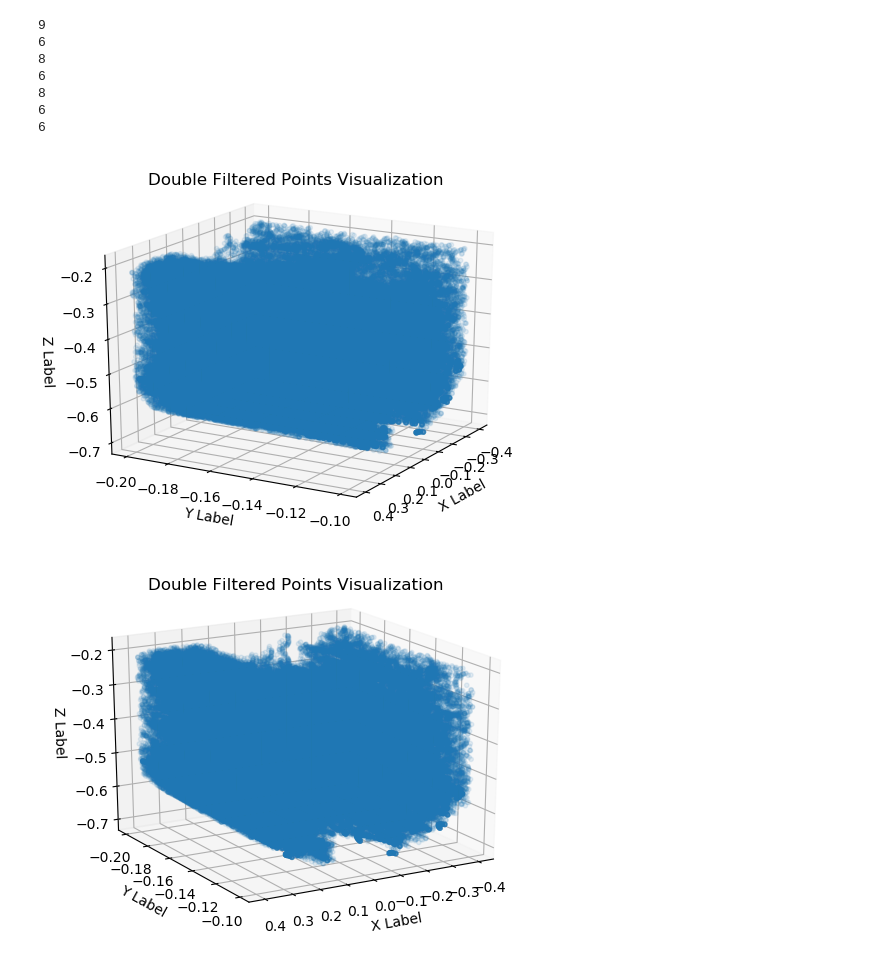
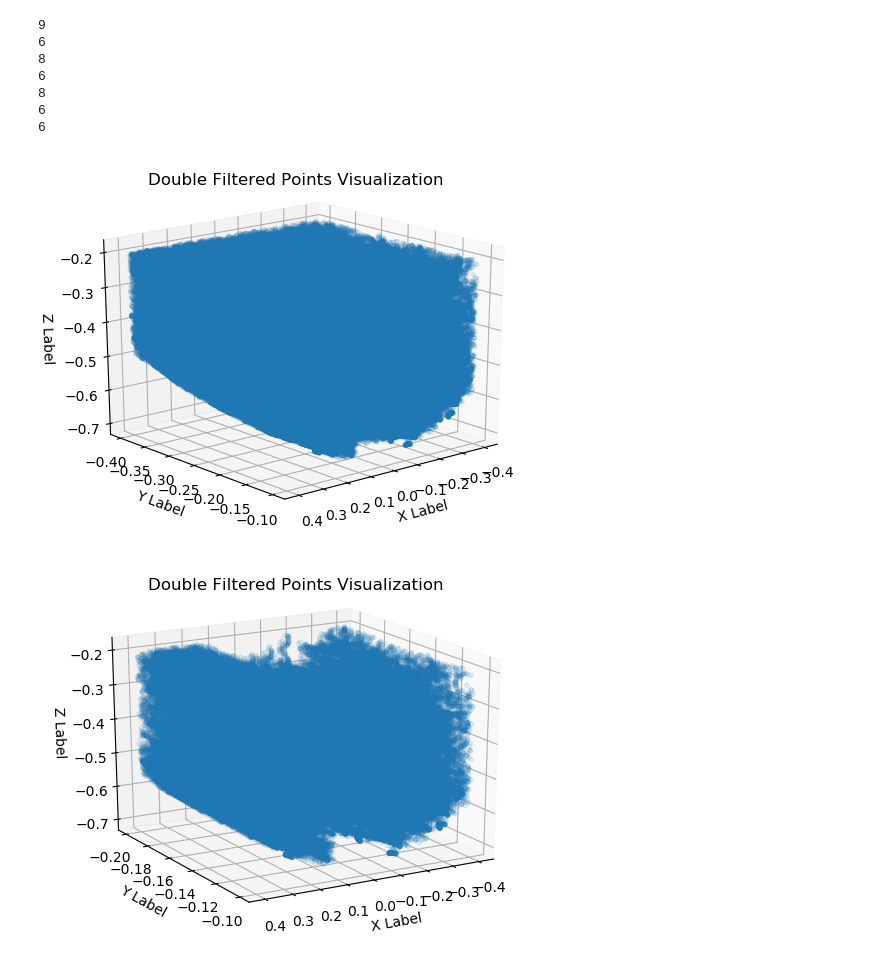
Before and after one commit to ziwon-park/Mujoco_RobotArm, a Jupyter notebook: script/visualize_workspace/plot.ipynb, the cells around one changed output. Cells and saved outputs as stored; diff of their text form; code cells hidden in the pictures.

```diff
--- a/script/visualize_workspace/plot.ipynb
+++ b/script/visualize_workspace/plot.ipynb
@@ -289,7 +289,7 @@ import math
 # 일반적인 조건
 conditions = {
     'x': (-0.4, 0.4),
-    'y': (-0.2, -0.1),
+    'y': (-0.4, -0.1),
     'z': (None, -0.2)
 }
 
@@ -324,35 +324,35 @@ with open('clustered_data.csv', newline='') as csvfile:
         if check_conditions(x, y, z, conditions) and check_ring_conditions(x, y, z, ring_conditions):
         # if check_conditions(x, y, z, conditions):
             data.append([x, y, z])
 
 # 조건에 맞는 데이터로 새로운 CSV 파일 저장
 filtered_csv_path = 'double_filtered_clustered_data.csv'
 with open(filtered_csv_path, 'w', newline='') as csvfile:
     writer = csv.writer(csvfile)
     writer.writerow(["x", "y", "z"])  # 헤더 작성
     writer.writerows(data)
 
 # 시각화
 fig = plt.figure()
 ax = fig.add_subplot(111, projection='3d')
 
 # 데이터로부터 x, y, z 좌표 분리
 x, y, z = zip(*data)
 
 # 3D 산점도 플롯
 ax.scatter(x, y, z, alpha=0.1, s=10)
 
 # 축 라벨 및 제목 설정
 ax.set_xlabel('X Label')
 ax.set_ylabel('Y Label')
 ax.set_zlabel('Z Label')
 ax.set_title('Double Filtered Points Visualization')
-ax.view_init(elev=20, azim=30)
+ax.view_init(elev=20, azim=50)
 
 # 플롯 표시
 plt.show()
 # %% [output]
-[figure, old version]
+[figure, new version]
 # %%
 # 시각화
 fig = plt.figure()
```
Also changed, not shown: parts of 1 cell of this notebook, 2 other files.
